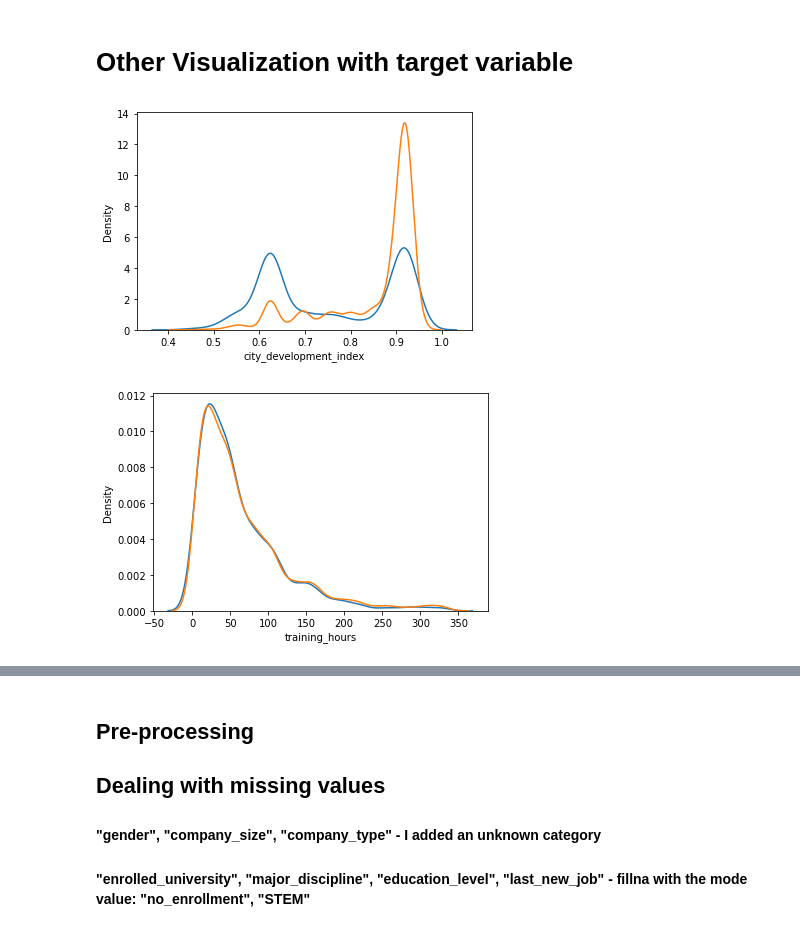
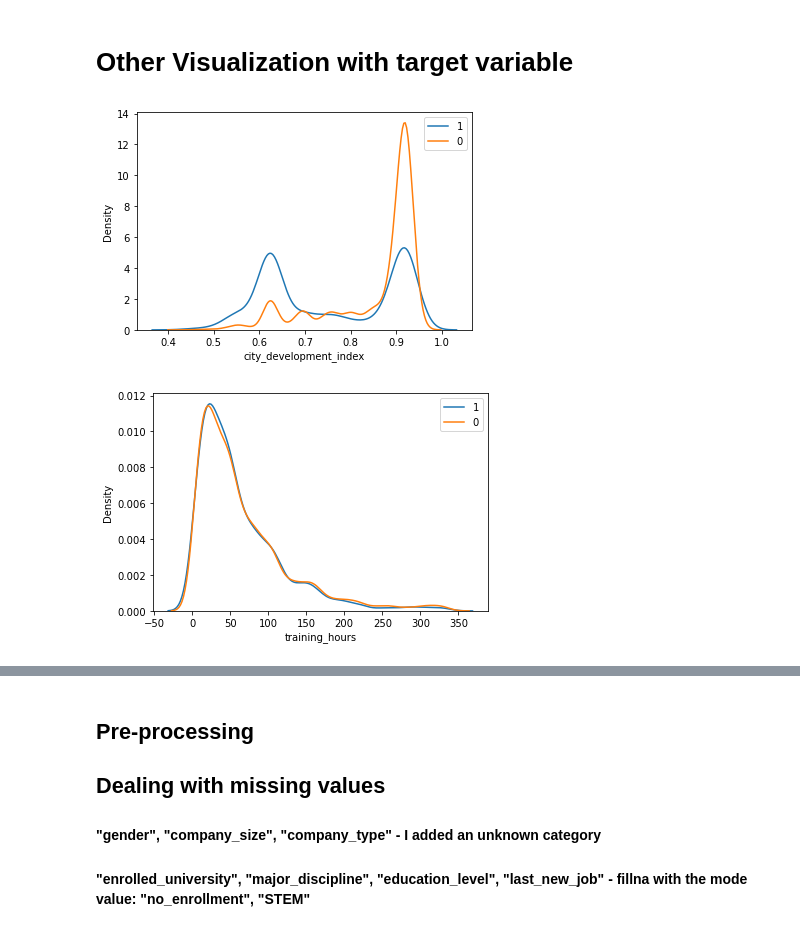
Before and after one commit to yuvalazu/ML---Course, a Jupyter notebook: Machine Learning Project 1.ipynb, the cells around one changed output, grey strips where cells are left out. Saved outputs shown, nothing was run; the diff lists cells and outputs as text; code cells hidden in the pictures.

```diff
--- a/Machine Learning Project 1.ipynb
+++ b/Machine Learning Project 1.ipynb
@@ -175,14 +175,16 @@ dt.nominal.associations(df,figsize=(20,10),mark_columns=True);
 # %%
 sns.distplot(df[df['target'] == 1]['city_development_index'],hist=False, kde=True, label='1')
 sns.distplot(df[df['target'] == 0]['city_development_index'], hist=False, kde=True, label='0')
+plt.legend()
 plt.show()
 # %% [output]
-[figure, old version]
+[figure, new version]
 # %%
 sns.distplot(df[df['target'] == 1]['training_hours'],hist=False, kde=True, label='1')
 sns.distplot(df[df['target'] == 0]['training_hours'], hist=False, kde=True, label='0')
+plt.legend()
 plt.show()
 # %% [output]
-[figure, old version]
+[figure, new version]
 # %%
 df.groupby(["target","relevent_experience"]).count()["enrollee_id"].plot(kind="bar")
```
Also changed, not shown: parts of 20 cells of this notebook.
